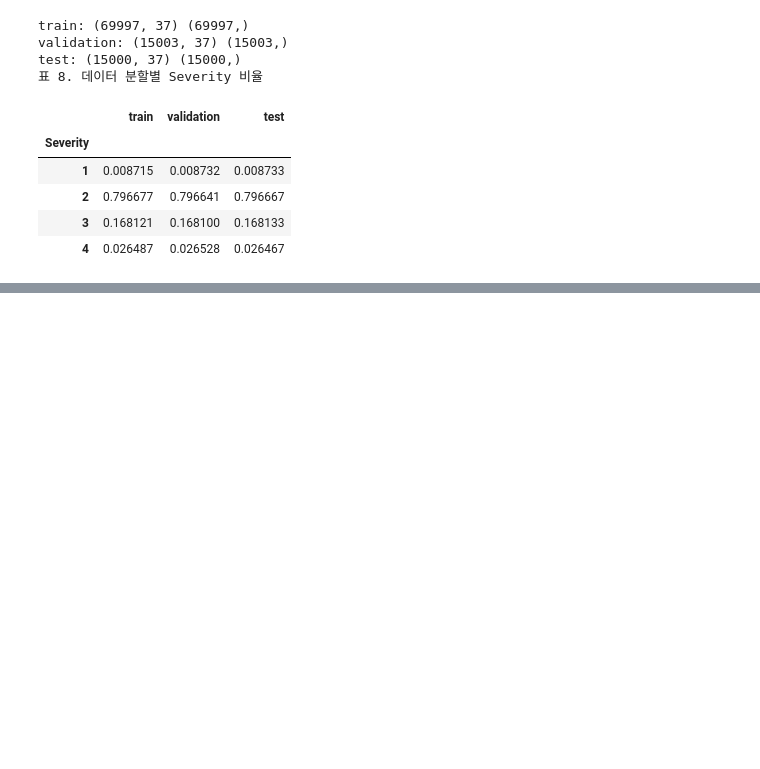
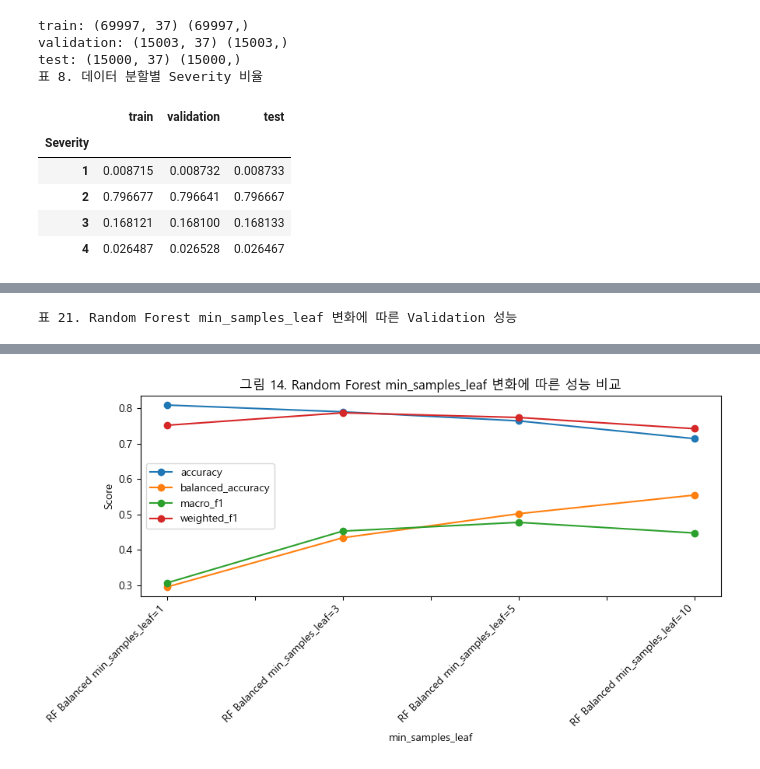
Before and after one commit to 2026-1st/Team-4, a Jupyter notebook: Team4_US_Accidents_Final_Project_revised.ipynb, the cells around one changed output, grey strips where cells are left out. Cells and saved outputs as stored; diff of their text form; code cells hidden in the pictures; blank space fills up the shorter version.

```diff
--- a/Team4_US_Accidents_Final_Project_revised.ipynb
+++ b/Team4_US_Accidents_Final_Project_revised.ipynb
@@ -1688,0 +1185,39 @@ Test 결과
+# %%
+leaf_results = []
+
+for leaf in [1, 3, 5, 10]:
+    leaf_model = RandomForestClassifier(
+        n_estimators=100,
+        max_depth=None,
+        min_samples_leaf=leaf,
+        class_weight="balanced_subsample",
+        random_state=RANDOM_STATE,
+        n_jobs=-1
+    )
+
+    model_name = f"RF Balanced min_samples_leaf={leaf}"
+    leaf_model, leaf_pred, leaf_score = fit_and_eval(leaf_model, model_name)
+    leaf_results.append(leaf_score)
+
+leaf_df = pd.DataFrame(leaf_results)
+
+print("표 21. Random Forest min_samples_leaf 변화에 따른 Validation 성능")
+display(leaf_df)
+
+leaf_df.to_csv("outputs/rf_leaf_results.csv", index=False)
+
+leaf_df.plot(
+    x="model",
+    y=["accuracy", "balanced_accuracy", "macro_f1", "weighted_f1"],
+    marker="o",
+    figsize=(9, 5)
+)
+plt.title("그림 14. Random Forest min_samples_leaf 변화에 따른 성능 비교")
+plt.xlabel("min_samples_leaf")
+plt.ylabel("Score")
+plt.xticks(rotation=45, ha="right")
+plt.tight_layout()
+plt.savefig("figures/fig14_rf_leaf_comparison.png", dpi=200)
+plt.show()
+# %% [output]
+표 21. Random Forest min_samples_leaf 변화에 따른 Validation 성능
@@ -1688,0 +1229 @@ Test 결과
+[figure, added]
```
Also changed, not shown: parts of 95 cells of this notebook, 28 other files.
